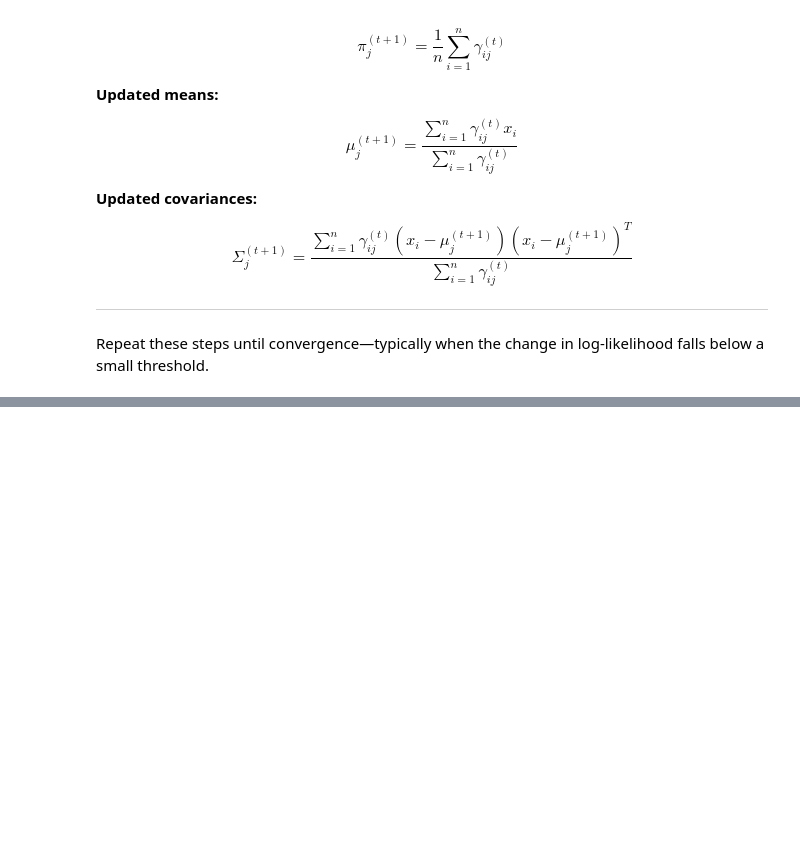
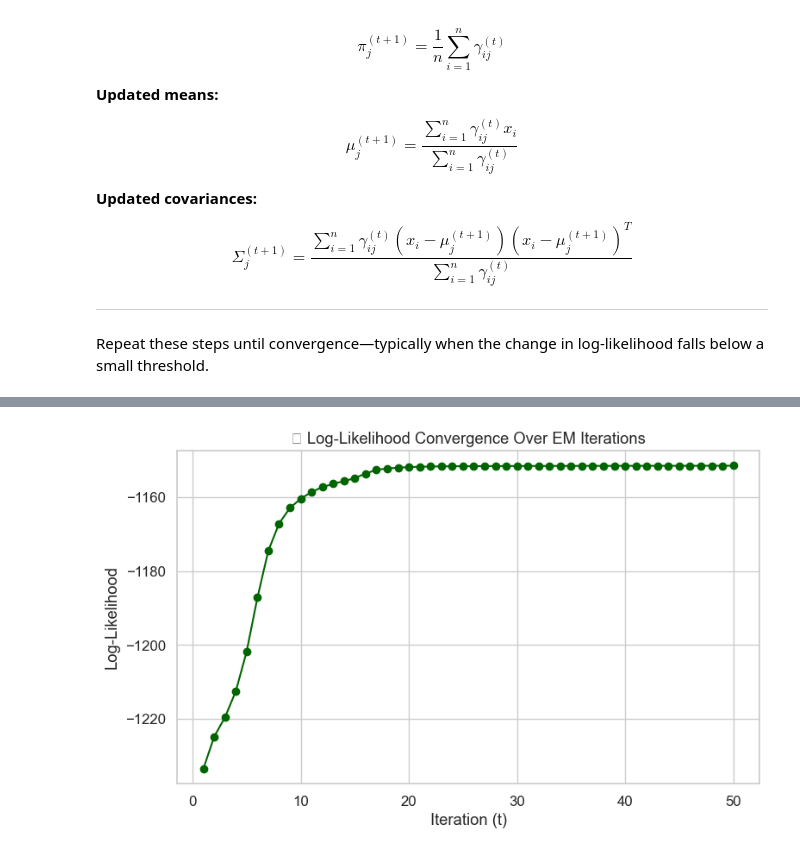
Before and after one commit to profadityasaxena/Unsupervised-Deep-Learning---Gaussian-Mixture-Models---EM-Based-Collaborative-Filtering, a Jupyter notebook: Unsupervised Deep Learning.ipynb, the cells around one changed output, grey strips where cells are left out. Cells and saved outputs as stored; diff of their text form; code cells hidden in the pictures; blank space fills up the shorter version.

Commit message:
plot log likelihood convergence

```diff
--- a/Unsupervised Deep Learning.ipynb
+++ b/Unsupervised Deep Learning.ipynb
@@ -888,0 +1011,17 @@ Repeat these steps until convergence—typically when the change in log-likeliho
+# %%
+import matplotlib.pyplot as plt
+
+# Run EM and get log-likelihood progression
+pi_em, mu_em, sigma_em, gamma_em, log_likelihoods_em = run_em(X, K=3, iterations=50)
+
+# Plot log-likelihood
+plt.figure(figsize=(8, 5))
+plt.plot(range(1, len(log_likelihoods_em)+1), log_likelihoods_em, marker='o', color='darkgreen')
+plt.title("📈 Log-Likelihood Convergence Over EM Iterations")
+plt.xlabel("Iteration (t)")
+plt.ylabel("Log-Likelihood")
+plt.grid(True)
+plt.tight_layout()
+plt.show()
+# %% [output]
+[figure, added]
```
Also changed, not shown: parts of 4 cells of this notebook.
